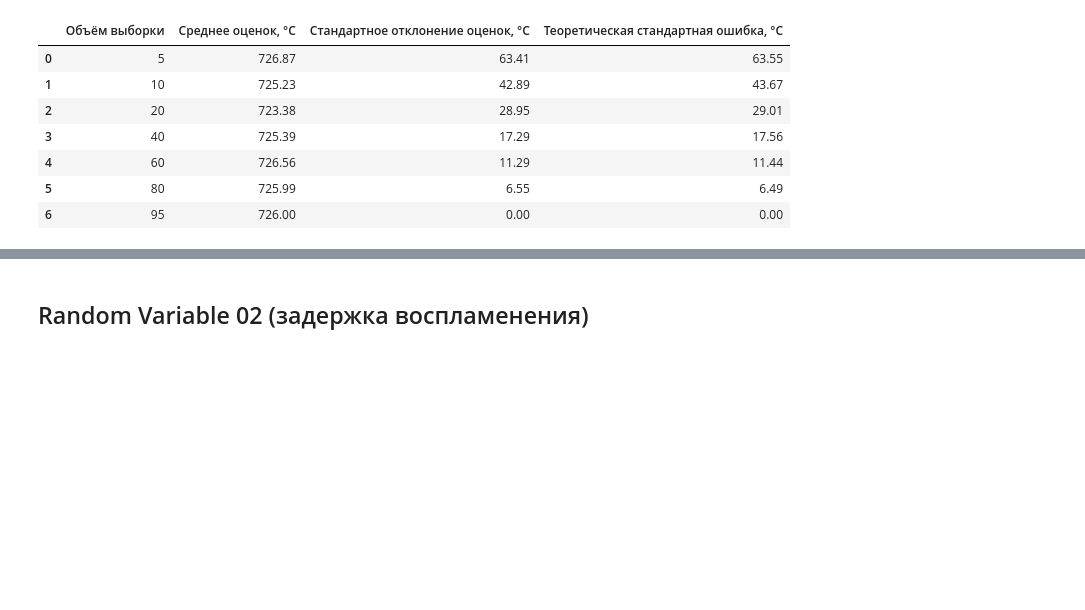
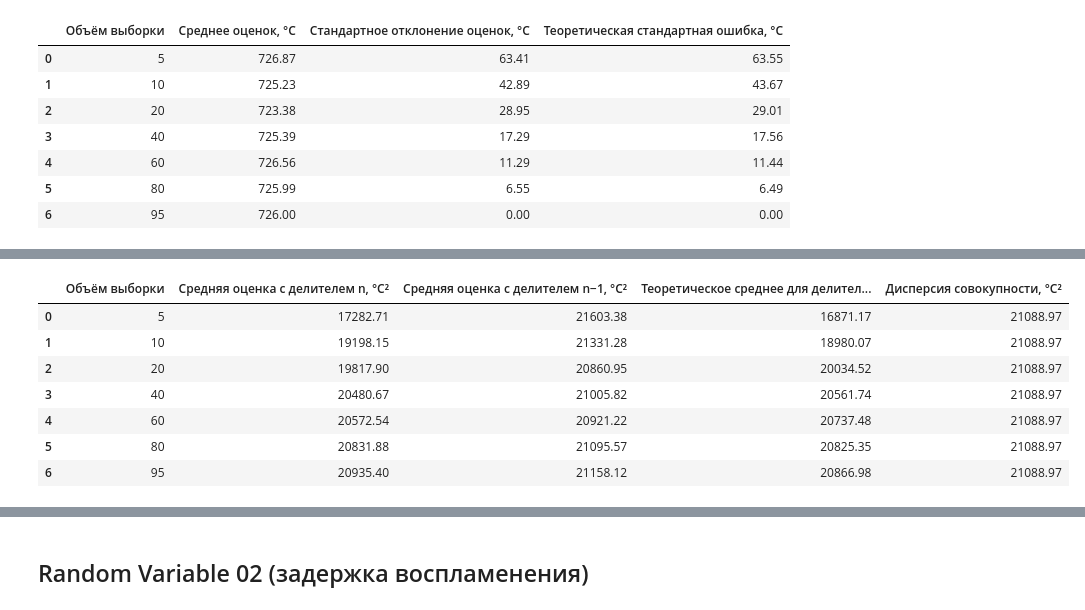
Before and after one commit to ekairaliev/AppStat-Lab01, a Jupyter notebook: AppStat_Lab01.ipynb, the cells around one changed output, grey strips where cells are left out. Saved outputs shown, nothing was run; the diff lists cells and outputs as text; code cells hidden in the pictures; blank space fills up the shorter version.

```diff
--- a/AppStat_Lab01.ipynb
+++ b/AppStat_Lab01.ipynb
@@ -1657,0 +1720,38 @@ display(mean_estimation_without_replacement.round(2))
+# %%
+rng = np.random.default_rng(44)
+
+population_variance = population.var(ddof=0)
+variance_results = []
+
+for n in sample_sizes:
+    samples = rng.choice(
+        population,
+        size=(1000, n),
+        replace=True
+    )
+
+    variance_n = samples.var(axis=1, ddof=0)
+    variance_corrected = samples.var(axis=1, ddof=1)
+
+    variance_results.append({
+        "Объём выборки": n,
+        "Средняя оценка с делителем n, °C²": variance_n.mean(),
+        "Средняя оценка с делителем n−1, °C²":
+            variance_corrected.mean(),
+        "Теоретическое среднее для делителя n, °C²":
+            (n - 1) / n * population_variance,
+        "Дисперсия совокупности, °C²": population_variance
+    })
+
+variance_estimation = pd.DataFrame(variance_results)
+
+display(variance_estimation.round(2))
+# %% [output]
+|  | Объём выборки | Средняя оценка с делителем n, °C² | Средняя оценка с делителем n−1, °C² | Теоретическое среднее для делител... | Дисперсия совокупности, °C² |
+| 0 | 5 | 17282.71 | 21603.38 | 16871.17 | 21088.97 |
+| 1 | 10 | 19198.15 | 21331.28 | 18980.07 | 21088.97 |
+| 2 | 20 | 19817.90 | 20860.95 | 20034.52 | 21088.97 |
+| 3 | 40 | 20480.67 | 21005.82 | 20561.74 | 21088.97 |
+| 4 | 60 | 20572.54 | 20921.22 | 20737.48 | 21088.97 |
+| 5 | 80 | 20831.88 | 21095.57 | 20825.35 | 21088.97 |
+| 6 | 95 | 20935.40 | 21158.12 | 20866.98 | 21088.97 |
```
Also changed, not shown: parts of 18 cells of this notebook.
